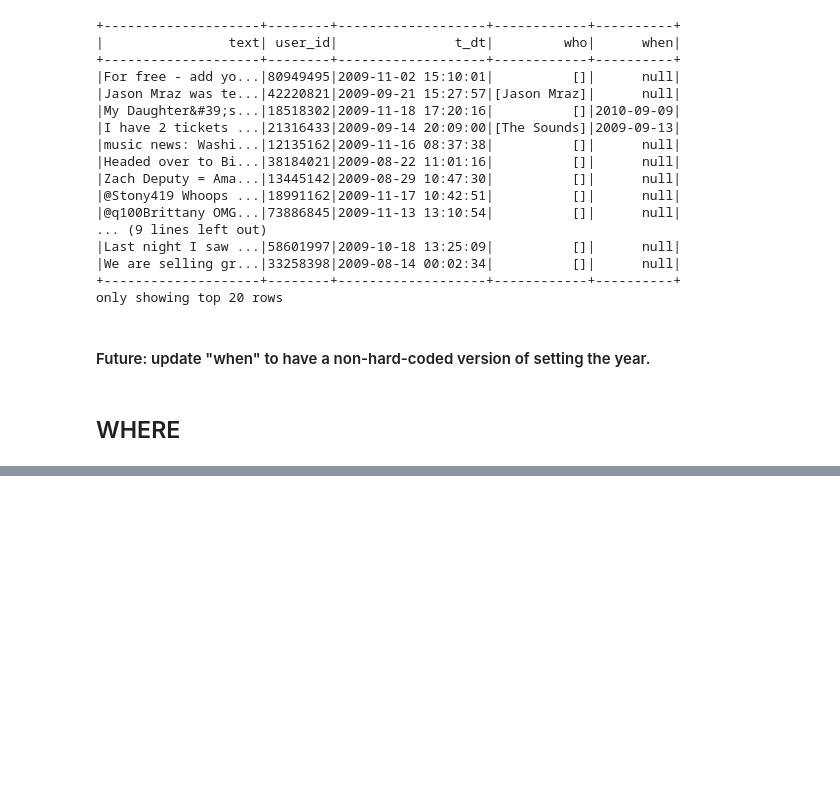
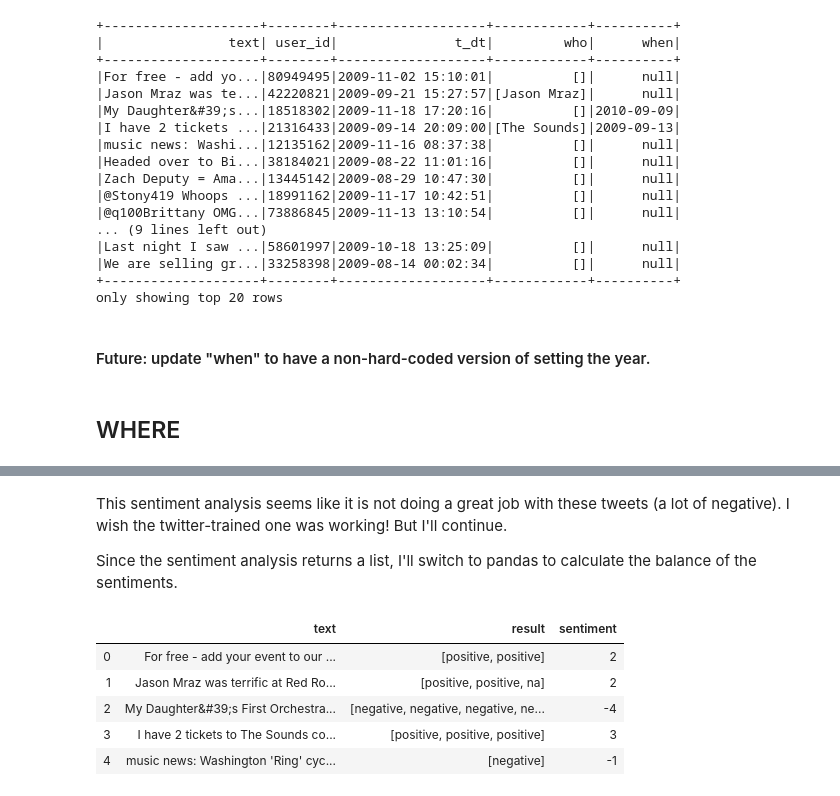
Before and after one commit to allisoncstafford/concert_tweets, a Jupyter notebook: notebooks/classifier.ipynb, the cells around one changed output, grey strips where cells are left out. Saved outputs shown, nothing was run; the diff lists cells and outputs as text; code cells hidden in the pictures; blank space fills up the shorter version.

```diff
--- a/notebooks/classifier.ipynb
+++ b/notebooks/classifier.ipynb
@@ -718,0 +708,6 @@ only showing top 20 rows
+# %%
+pipe_sentiment = PretrainedPipeline("analyze_sentiment", lang="en")
+annotation_sentiment = pipe_sentiment.transform(sample)
+annotation_sentiment.columns
+
+# future note: "analyze_sentimentdl_use_twitter" --> Can not find the model to download please check the name!
@@ -718,0 +746,4 @@ only showing top 20 rows
+# %% [markdown]
+This sentiment analysis seems like it is not doing a great job with these tweets (a lot of negative). I wish the twitter-trained one was working! But I'll continue.
+
+Since the sentiment analysis returns a list, I'll switch to pandas to calculate the balance of the sentiments.
@@ -718,0 +754,9 @@ only showing top 20 rows
+# %%
+sentiment_pd.head()
+# %% [output]
+|  | text | result | sentiment |
+| 0 | For free - add your event to our ... | [positive, positive] | 2 |
+| 1 | Jason Mraz was terrific at Red Ro... | [positive, positive, na] | 2 |
+| 2 | My Daughter&#39;s First Orchestra... | [negative, negative, negative, ne... | -4 |
+| 3 | I have 2 tickets to The Sounds co... | [positive, positive, positive] | 3 |
+| 4 | music news: Washington 'Ring' cyc... | [negative] | -1 |
```
Also changed, not shown: parts of 33 cells of this notebook.
